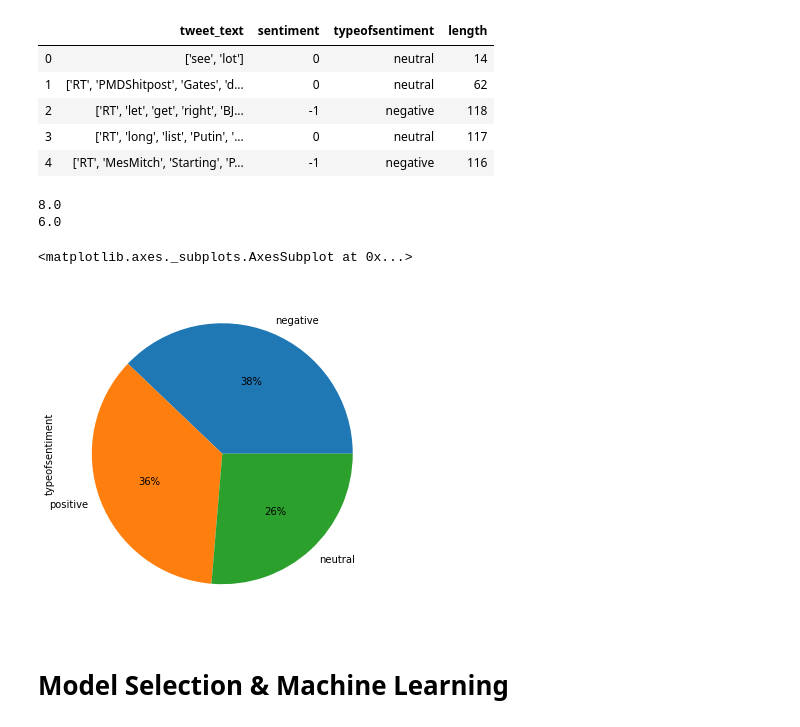
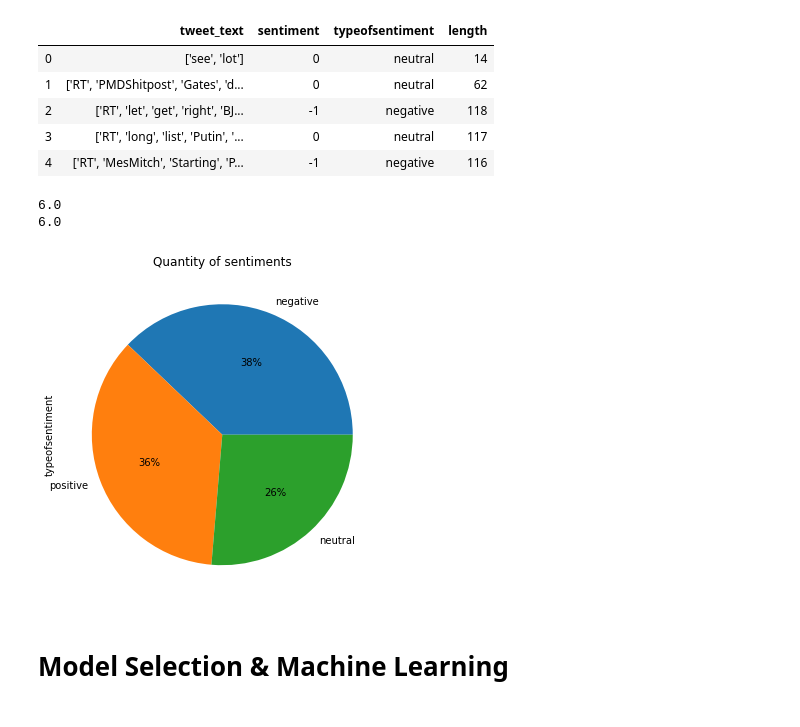
Before and after one commit to nagmak/tweet-toxicity-analyzer, a Jupyter notebook: model_generator.ipynb, the cells around one changed output. Cells and saved outputs as stored; diff of their text form; code cells hidden in the pictures.

```diff
--- a/model_generator.ipynb
+++ b/model_generator.ipynb
@@ -24,7 +24,16 @@ train_tweets['length'] = train_tweets['tweet_text'].apply(len)
 temp = train_tweets['typeofsentiment']
 
 fig1 = sns.barplot(x = 'sentiment', y = 'length', hue = temp, data = train_tweets, palette = 'hls')
+plot_size2 = plt.rcParams["figure.figsize"]
+print(plot_size2[0])
+print(plot_size2[1])
+
+plot_size2[0] = 7
+plot_size2[1] = 6
+plt.rcParams["figure.figsize"] = plot_size2
+
+plt.title("Average length of tweet vs. Sentiment")
+plt.show()
 plot = fig1.get_figure()
-plot.savefig('Bargraph.png')
-plt.show()
+plot.savefig('./tweet-dashboard/src/assets/Bargraph.png')
 # %% [output]
@@ -41,18 +52,20 @@ train_tweets.head()
 # %%
 plot_size = plt.rcParams["figure.figsize"]
 print(plot_size[0])
 print(plot_size[1])
 
-plot_size[0] = 8
+plot_size[0] = 7
 plot_size[1] = 6
 plt.rcParams["figure.figsize"] = plot_size
+plt.title("Quantity of sentiments")
+fig2 = train_tweets['typeofsentiment'].value_counts().plot(kind='pie', autopct='%1.0f%%')
 
-train_tweets['typeofsentiment'].value_counts().plot(kind='pie', autopct='%1.0f%%')
+plot2 = fig2.get_figure()
+plot2.savefig('./tweet-dashboard/src/assets/Piechart.png')
 # %% [output]
-8.0
 6.0
+6.0
-<matplotlib.axes._subplots.AxesSubplot at 0x...>
-[figure, old version]
+[figure, new version]
 # %% [markdown]
 # Model Selection & Machine Learning
 # %%
```
Also changed, not shown: parts of 1 cell of this notebook, 8 other files.
